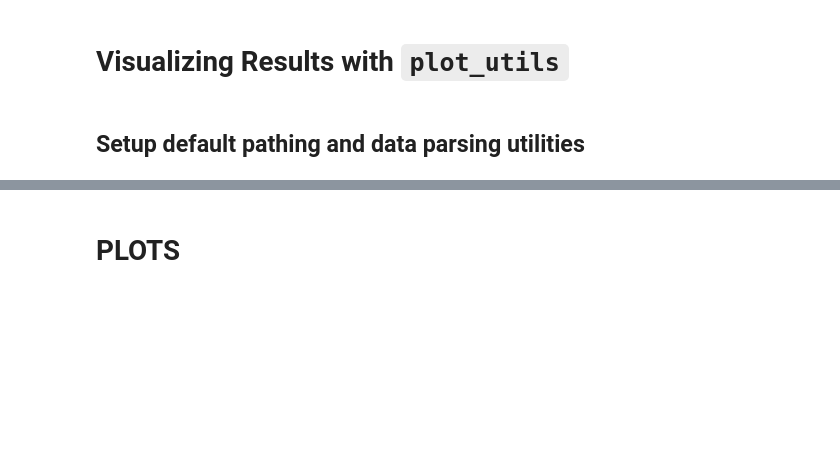
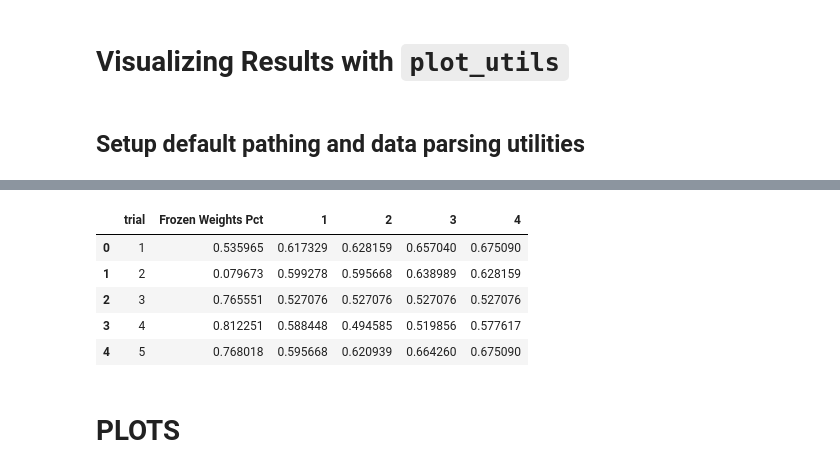
Before and after one commit to cbenge509/BERTVision, a Jupyter notebook: code/torch/visualize_results.ipynb, the cells around one changed output, grey strips where cells are left out. Drawn from its saved outputs; the diff is of its cells as text; code cells hidden in the pictures; blank space fills up the shorter version.

Commit message:
pfreezing_parasite_results first round

```diff
--- a/code/torch/visualize_results.ipynb
+++ b/code/torch/visualize_results.ipynb
@@ -38,3 +64,29 @@ def prepare_data_parasite_barplot(data):
+# %%
+f_ = open(f, 'rb')
+data = np.array(pickle.load(f_))
+f_.close()
+# %%
+results = np.zeros(shape=(200, 4))
+freeze_p = []
+# %%
+for i in range(len(data)):
+    freeze_p.append(data[i]['result']['freeze_p'][0])
+    results[i, :] = data[i]['result']['metric']
+# %%
+plot_data = pd.DataFrame(results)
+plot_data.columns = columns[2:]
+plot_data['Frozen Weights Pct'] = 1-np.array(freeze_p)
+plot_data['trial'] = list(range(1, len(freeze_p) + 1))
+plot_data = plot_data.iloc[:, [-1, -2, 0, 1, 2, 3]]
+# %%
+plot_data.head()
+# %% [output]
+|  | trial | Frozen Weights Pct | 1 | 2 | 3 | 4 |
+| 0 | 1 | 0.535965 | 0.617329 | 0.628159 | 0.657040 | 0.675090 |
+| 1 | 2 | 0.079673 | 0.599278 | 0.595668 | 0.638989 | 0.628159 |
+| 2 | 3 | 0.765551 | 0.527076 | 0.527076 | 0.527076 | 0.527076 |
+| 3 | 4 | 0.812251 | 0.588448 | 0.494585 | 0.519856 | 0.577617 |
+| 4 | 5 | 0.768018 | 0.595668 | 0.620939 | 0.664260 | 0.675090 |
 # %% [markdown]
 # PLOTS
 # %% [markdown]
```
Also changed, not shown: parts of 6 cells of this notebook, 2 other files.
